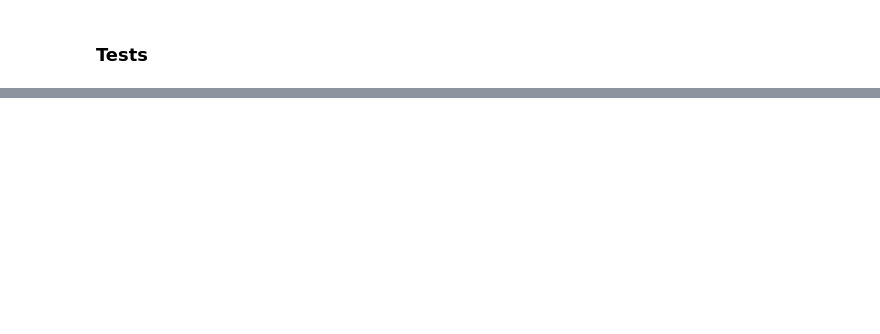
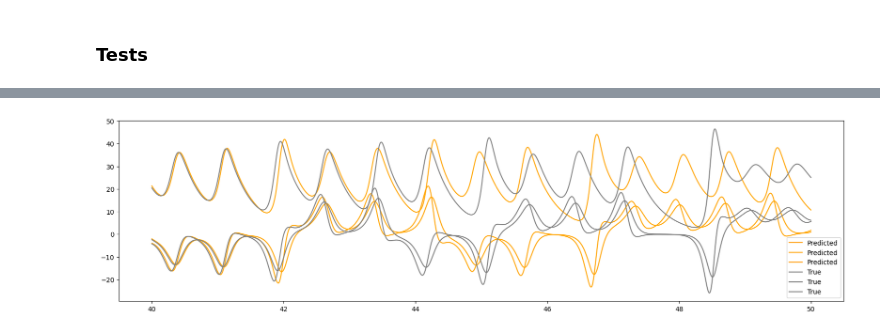
Before and after one commit to seyfdall/Thinned_Rescomp, a Jupyter notebook: scratch.ipynb, the cells around one changed output, grey strips where cells are left out. Drawn from its saved outputs; the diff is of its cells as text; code cells hidden in the pictures; blank space fills up the shorter version.

```diff
--- a/scratch.ipynb
+++ b/scratch.ipynb
@@ -183,0 +283,8 @@ plt.show()
+# %%
+test_t = t[4000:]
+plt.plot(test_t, U_pred, c="orange", label="Predicted")
+plt.plot(test_t, u(test_t), c="gray", label="True")
+plt.legend()
+plt.show()
+# %% [output]
+[figure, added]
```
Also changed, not shown: parts of 9 cells of this notebook, 4 other files.
